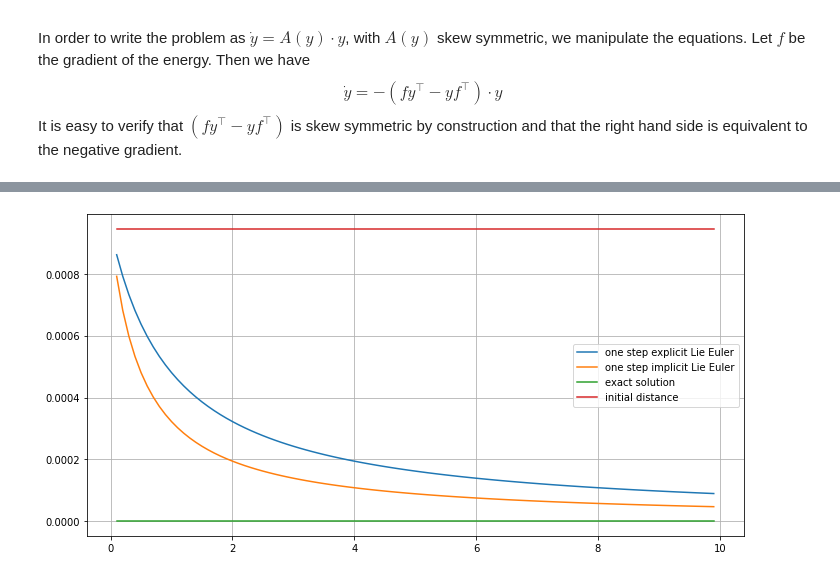
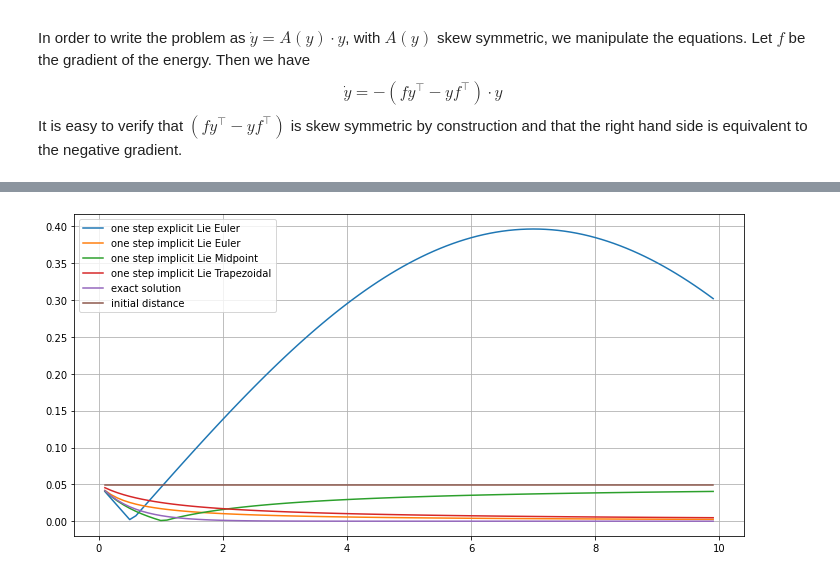
Before and after one commit to DeniseTumiotto/SphericalPendulum-Secondment, a Jupyter notebook: extras/S2gradient.ipynb, the cells around one changed output, grey strips where cells are left out. Drawn from its saved outputs; the diff is of its cells as text; code cells hidden in the pictures.

Commit message:
TS2 implicit Lie-Euler with dexp WRONG

```diff
--- a/extras/S2gradient.ipynb
+++ b/extras/S2gradient.ipynb
@@ -117,7 +117,7 @@ I2 = np.copy(I1)
 diag = np.array([1/I1, 1/I2, 1/I3]).reshape(3,)
 Inertia = np.diag(diag)
 
-print(Inertia)
+# print(Inertia)
 
 h = np.arange(0.10,10.0,0.1)
 N = np.size(h)
@@ -137,21 +137,24 @@ theta0[0]=2*np.pi*np.random.rand()
 phi0[1]=phi0[0]
 theta0[1]=theta0[0]+0.1*theta0[0]
 
-q = np.zeros((3,2,3,N+1))
-RD = np.zeros((3,N+1))
+q = np.zeros((5,2,3,N+1))
+RD = np.zeros((5,N+1))
 q[0,0,:,0] = spherical2cart([phi0[0],theta0[0]])
 q[0,1,:,0] = spherical2cart([phi0[1],theta0[1]])
 q[1,0,:,0] = np.copy(q[0,0,:,0])
 q[1,1,:,0] = np.copy(q[0,1,:,0])
 q[2,0,:,0] = np.copy(q[0,0,:,0])
 q[2,1,:,0] = np.copy(q[0,1,:,0])
+q[3,0,:,0] = np.copy(q[0,0,:,0])
+q[3,1,:,0] = np.copy(q[0,1,:,0])
+q[4,0,:,0] = np.copy(q[0,0,:,0])
+q[4,1,:,0] = np.copy(q[0,1,:,0])
 RD[0,0] = rDistance(q[0,0,:,0],q[0,1,:,0])
-RD[1,0] = rDistance(q[0,0,:,0],q[0,1,:,0])
-RD[2,0] = rDistance(q[0,0,:,0],q[0,1,:,0])
+RD[1,0] = np.copy(RD[0,0])
+RD[2,0] = np.copy(RD[0,0])
+RD[3,0] = np.copy(RD[0,0])
+RD[4,0] = np.copy(RD[0,0])
 
-print(phi0)
-print(theta0)
-print(RD[0,0])
-print(RD[1,0])
-print(RD[2,0])
+# print(phi0)
+# print(theta0)
 # %% [output]
@@ -170,21 +165,23 @@ now = datetime.datetime.now().strftime('%Y%m%dT%H%M%S')
 tmpExact = np.zeros((2,3,nTime+1))
 tmpExact[0,:,0] = np.copy(q[0,0,:,0])
 tmpExact[1,:,0] = np.copy(q[0,1,:,0])
-# for cnt in range(nTime):
-#     for j in range(2):
-#         tmpExact[j,:,cnt+1] = fsolve(my_fun, tmpExact[j,:,cnt], args=(tmpExact[j,:,cnt], Inertia, dt))
+for cnt in range(nTime):
+    for j in range(2):
+        tmpExact[j,:,cnt+1] = fsolve(my_fun, tmpExact[j,:,cnt], args=(tmpExact[j,:,cnt], Inertia, dt))
 
 for k in range(N):
     for j in range(2):
-        # q[1,j,:,k+1] = LieEuler(q[1,j,:,0],q[1,j,:,0],Inertia,h[k])
+        q[1,j,:,k+1] = LieEuler(q[1,j,:,0],q[1,j,:,0],Inertia,h[k])
         # q[2,j,:,k+1] = fsolve(my_fun, q[2,j,:,k], args=(q[2,j,:,0], Inertia, h[k]))
         q[2,j,:,k+1] = lie.implieeul(lambda x: lie.skwinv(-negSkwMatrix(x, Inertia)), q[2,j,:,k], q[2,j,:,0], h[k])
-        # q[1,j,:,k+1] = lie.implliemidp(lambda x: lie.skwinv(-negSkwMatrix(x, Inertia)), q[1,j,:,k], q[1,j,:,0], h[k])
-        q[1,j,:,k+1] = lie.impllietrap(lambda x: lie.skwinv(-negSkwMatrix(x, Inertia)), q[1,j,:,k], q[1,j,:,0], h[k])
+        q[3,j,:,k+1] = lie.implliemidp(lambda x: lie.skwinv(-negSkwMatrix(x, Inertia)), q[3,j,:,k], q[3,j,:,0], h[k])
+        q[4,j,:,k+1] = lie.impllietrap(lambda x: lie.skwinv(-negSkwMatrix(x, Inertia)), q[4,j,:,k], q[4,j,:,0], h[k])
         q[0,j,:,k+1] = tmpExact[j,:,(k+1)*(nTime//(N+1))]
     RD[0,k+1] = rDistance(q[0,0,:,k+1],q[0,1,:,k+1])
     RD[1,k+1] = rDistance(q[1,0,:,k+1],q[1,1,:,k+1])
     RD[2,k+1] = rDistance(q[2,0,:,k+1],q[2,1,:,k+1])
+    RD[3,k+1] = rDistance(q[3,0,:,k+1],q[3,1,:,k+1])
+    RD[4,k+1] = rDistance(q[4,0,:,k+1],q[4,1,:,k+1])
 
 # np.save('../out/'+now+'_S2_sols',q)
 # np.save('../out/'+now+'_S2_dist',RD)
@@ -192,15 +189,17 @@ for k in range(N):
 # %%
 fig1 = plt.figure()
 plt.plot(h, RD[1,1:], label='one step explicit Lie Euler')
 plt.plot(h, RD[2,1:], label='one step implicit Lie Euler')
+plt.plot(h, RD[3,1:], label='one step implicit Lie Midpoint')
+plt.plot(h, RD[4,1:], label='one step implicit Lie Trapezoidal')
 plt.plot(h, RD[0,1:], label='exact solution')
 plt.plot(h, RD[0,0]*np.ones((N, )), label='initial distance')
 plt.legend()
 plt.grid()
 
 plt.show()
 # %% [output]
-[figure, old version]
+[figure, new version]
 # %%
 import numpy
 plt.rcParams["figure.figsize"] = [10.00, 5.00]
```
Also changed, not shown: parts of 2 cells of this notebook, 2 other files.
